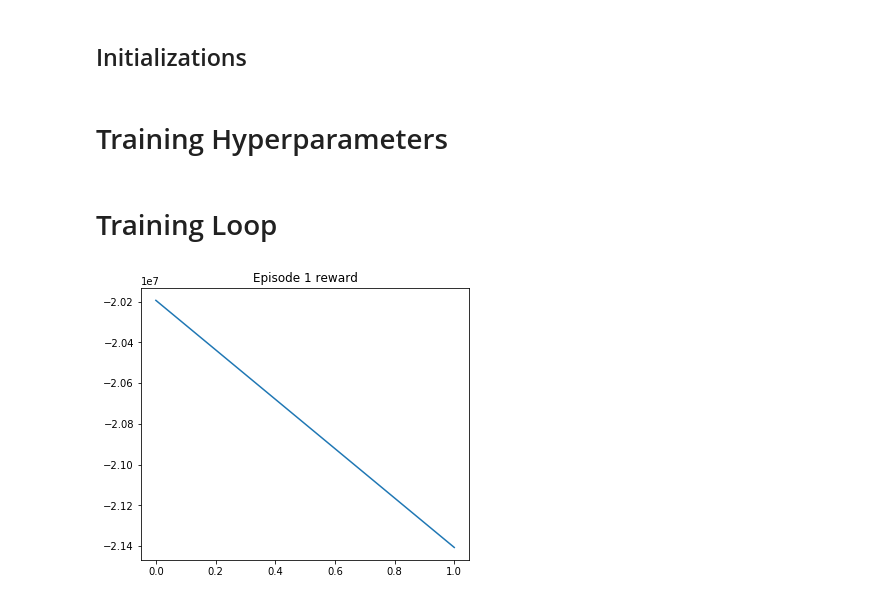
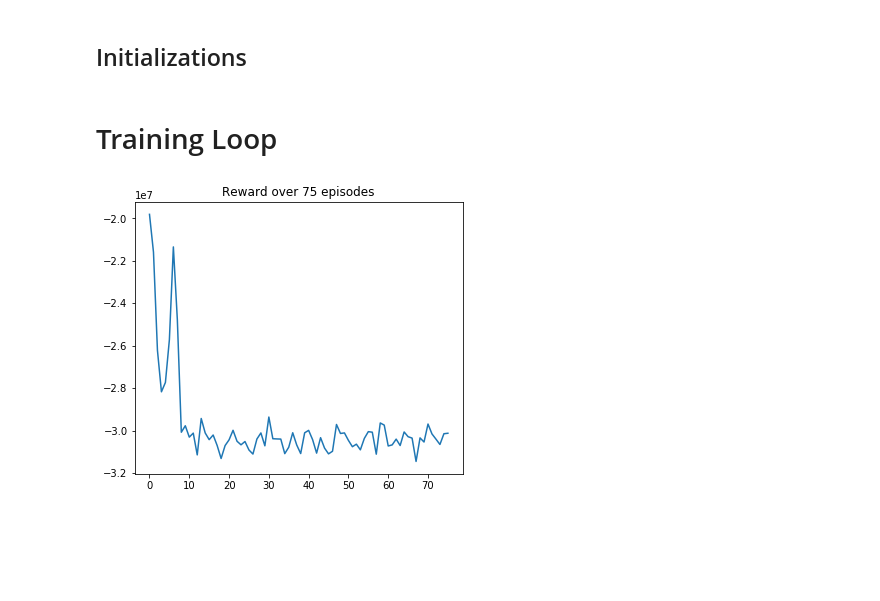
Before and after one commit to spartalab/stmrl, a Jupyter notebook: sac.ipynb, the cells around one changed output. Drawn from its saved outputs; the diff is of its cells as text; code cells hidden in the pictures; blank space fills up the shorter version.

```diff
--- a/sac.ipynb
+++ b/sac.ipynb
@@ -77,7 +77,7 @@ def plot(frame_idx, rewards):
     plt.figure(figsize=(20,5))
     plt.subplot(131)
 #     plt.title('frame %s. reward: %s' % (frame_idx, rewards[-1]))
-    plt.title(f'Episode {frame_idx} reward')
+    plt.title(f'Reward over {frame_idx} episodes')
     plt.plot(rewards)
     plt.show()
 # %% [markdown]
@@ -235,13 +253,13 @@ def update(batch_size,gamma=0.99,soft_tau=1e-2,):
 <h2> Initializations </h2>
 # %%
 # env = NormalizedActions(gym.make("Pendulum-v0"))
-env = dta_env(interval=60*5, numIntervals=60//5) # interval lasts 60*5 seconds, and we run 60//5 of those for a total of 1 hour
+env = dta_env(interval=interval, numIntervals=n_interval)
 
 # action_dim = env.action_space.shape[0]
 # state_dim  = env.observation_space.shape[0]
 action_dim = env.action_dim
 state_dim  = env.state_dim
-hidden_dim = 256
+# hidden_dim = 256
 
 value_net        = ValueNetwork(state_dim, hidden_dim).to(device)
 target_value_net = ValueNetwork(state_dim, hidden_dim).to(device)
@@ -270,20 +288,6 @@ policy_optimizer = optim.Adam(policy_net.parameters(), lr=policy_lr)
 
 replay_buffer_size = 1000000
 replay_buffer = ReplayBuffer(replay_buffer_size)
-# %% [markdown]
-# Training Hyperparameters
-# %%
-# TODO: tune
-episodes    = 2 #500
-time_limit  = 8*60*60
-# max_frames  = 40000
-# max_steps   = 500
-rand_eps    = 0 # number of episodes testing under random policy before switching to SAC policy
-# frame_idx   = 0
-batch_size  = 2 #128
-just_data   = False # just generate data without training the model
-use_history = False # read in observed records
-train_hist  = False
 # %% [markdown]
 # Training Loop
 # %%
@@ -314,65 +318,35 @@ if use_history:
 for e in range(episodes):
     state = env.reset()
     episode_reward = 0
     done = False
 
     while not done: # episodes are fixed to 1 hour / 5 min intervals = 20 steps
-        if e < rand_eps or just_data: # explore
+        exploring = (e < rand_eps or just_data)
+        if exploring: # explore
             action = env.random_action()
             next_state, reward, done = env.step(action)
         else: # use the SAC to generate a new policy
             action = policy_net.get_action(state).detach().numpy().tolist()
             next_state, reward, done = env.step(action)
 
         # prepare for next iteration
         state = next_state
         episode_reward += reward
 
         # save this observation for future use
         replay_buffer.push(state, action, reward, next_state, done)
-        np.save(f'observations/{str(time.time())}', [state, action, reward, next_state, done])
+        np.save(f'observations/{str(time.time())}' + ('_r' if exploring else ''),
+                [state, action, reward, next_state, done])
 
         if not just_data: # do an update
-
             if len(replay_buffer) > batch_size:
                 update(batch_size)
 
     rewards.append(episode_reward)
 
     plot(e, rewards)
 
     if time.time()-time_start > time_limit:
         break
-
-
-# while frame_idx < max_frames:
-#     state = env.reset()
-#     episode_reward = 0
-
-#     for step in range(max_steps):
-#         if frame_idx >1000:
-#             action = policy_net.get_action(state).detach()
-#             next_state, reward, done, _ = env.step(action.numpy())
-#         else:
-#             action = env.action_space.sample()
-#             next_state, reward, done, _ = env.step(action)
-
-
-#         replay_buffer.push(state, action, reward, next_state, done)
-
-#         state = next_state
-#         episode_reward += reward
-#         frame_idx += 1
-
-#         if len(replay_buffer) > batch_size:
-#             update(batch_size)
-
-#         if frame_idx % 1000 == 0:
-#             plot(frame_idx, rewards)
-
-#         if done:
-#             break
-
-#     rewards.append(episode_reward)
 # %% [output]
-[figure, old version]
+[figure, new version]
```
Also changed, not shown: parts of 3 cells of this notebook, 1 other file.
